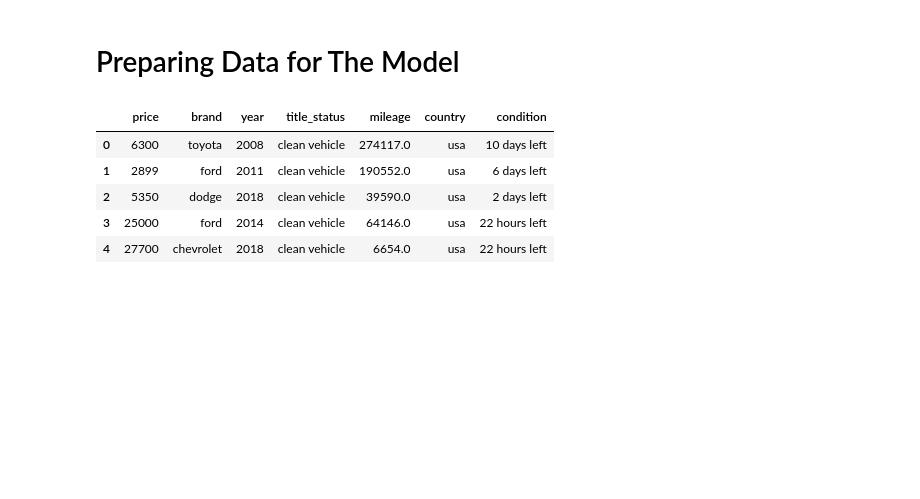
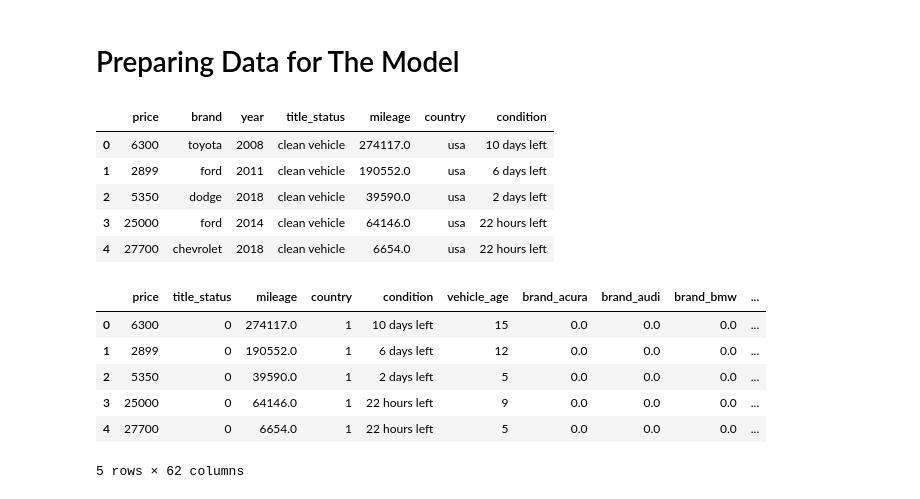
Before and after one commit to Jefest1/car_price_prediction, a Jupyter notebook: car_price_pred.ipynb, the cells around one changed output. Drawn from its saved outputs; the diff is of its cells as text; code cells hidden in the pictures; blank space fills up the shorter version.

```diff
--- a/car_price_pred.ipynb
+++ b/car_price_pred.ipynb
@@ -199,3 +201,34 @@ cars_df.head()
 | 2 | 5350 | dodge | 2018 | clean vehicle | 39590.0 | usa | 2 days left |
 | 3 | 25000 | ford | 2014 | clean vehicle | 64146.0 | usa | 22 hours left |
 | 4 | 27700 | chevrolet | 2018 | clean vehicle | 6654.0 | usa | 22 hours left |
+# %%
+# Changing the year column to a vehicle age column
+current_year = datetime.datetime.now().year
+cars_df['vehicle_age'] = current_year-cars_df['year']
+cars_df.drop('year', axis =1, inplace=True)
+# %%
+#Encoding some features for the model using label Encoder
+le = LabelEncoder()
+cars_df['title_status'] = le.fit_transform(cars_df['title_status'].values)
+cars_df['country'] = le.fit_transform(cars_df['country'].values)
+# %%
+#Encoding the brand column with One Hot Encoder
+encoder = OneHotEncoder(sparse=False)
+brand_encoded = encoder.fit_transform(cars_df[['brand']])
+
+# Create a DataFrame with the encoded features
+brand_encoded_df = pd.DataFrame(brand_encoded, columns=encoder.get_feature_names_out(['brand']))
+# Concatenate the one-hot encoded columns to the original DataFrame
+cars_df = pd.concat([cars_df, brand_encoded_df], axis=1)
+# Dropping the original brand from the dataset
+cars_df.drop('brand', axis=1, inplace=True)
+# %%
+cars_df.head()
+# %% [output]
+|  | price | title_status | mileage | country | condition | vehicle_age | brand_acura | brand_audi | brand_bmw | ... |
+| 0 | 6300 | 0 | 274117.0 | 1 | 10 days left | 15 | 0.0 | 0.0 | 0.0 | ... |
+| 1 | 2899 | 0 | 190552.0 | 1 | 6 days left | 12 | 0.0 | 0.0 | 0.0 | ... |
+| 2 | 5350 | 0 | 39590.0 | 1 | 2 days left | 5 | 0.0 | 0.0 | 0.0 | ... |
+| 3 | 25000 | 0 | 64146.0 | 1 | 22 hours left | 9 | 0.0 | 0.0 | 0.0 | ... |
+| 4 | 27700 | 0 | 6654.0 | 1 | 22 hours left | 5 | 0.0 | 0.0 | 0.0 | ... |
+5 rows × 62 columns
```
Also changed, not shown: parts of 2 cells of this notebook.
